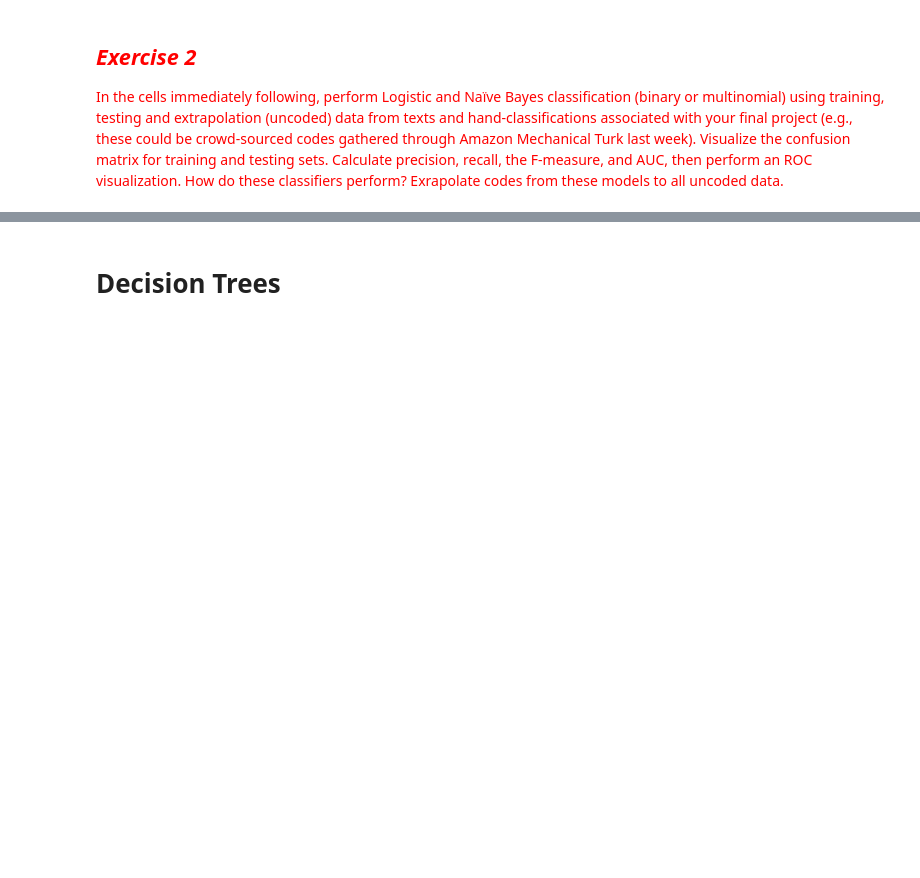
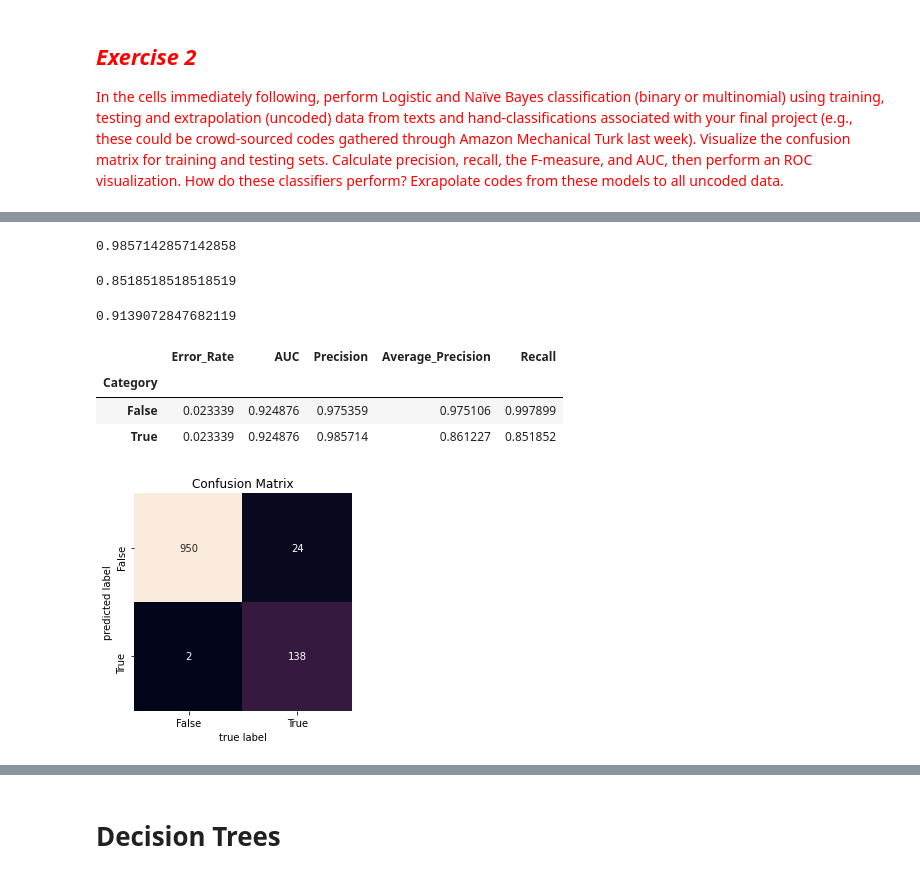
Before and after one commit to Raychanan/Homework-Notebooks, a Jupyter notebook: week-4/4-Classification-Copy1.ipynb, the cells around one changed output, grey strips where cells are left out. Saved outputs shown, nothing was run; the diff lists cells and outputs as text; code cells hidden in the pictures; blank space fills up the shorter version.

```diff
--- a/week-4/4-Classification-Copy1.ipynb
+++ b/week-4/4-Classification-Copy1.ipynb
@@ -763,0 +1417,3 @@ lucem_illud.plotregions(MultinomialNB_ng, test_ng_df)
+# %%
+# Why not choose the first 10 pricipal components as our covariates?
+train_data_df['pca_reduced_10'] = train_data_df['pca'].apply(lambda x: x[:10])
@@ -763,0 +1478,3 @@ lucem_illud.plotregions(MultinomialNB_ng, test_ng_df)
+# %%
+naiveBayes = sklearn.naive_bayes.BernoulliNB()
+naiveBayes.fit(np.stack(train_data_df['vect'], axis=0), train_data_df['category'])
@@ -763,0 +1502,3 @@ lucem_illud.plotregions(MultinomialNB_ng, test_ng_df)
+# %%
+test_data_df['nb_predict'] = naiveBayes.predict(np.stack(test_data_df['vect'], axis=0))
+test_data_df['nb_predict_prob_true'] = naiveBayes.predict_proba(np.stack(test_data_df['vect'], axis=0))[:,0] #other is prop false
@@ -763,0 +1510,27 @@ lucem_illud.plotregions(MultinomialNB_ng, test_ng_df)
+# %%
+# Precision
+sklearn.metrics.precision_score(test_data_df['category'], test_data_df['nb_predict'])
+# %% [output]
+0.9857142857142858
+# %%
+# Recall
+sklearn.metrics.recall_score(test_data_df['category'], test_data_df['nb_predict'])
+# %% [output]
+0.8518518518518519
+# %%
+# F1-measure
+sklearn.metrics.f1_score(test_data_df['category'], test_data_df['nb_predict'])
+# %% [output]
+0.9139072847682119
+# %%
+# Confusion Matrix
+lucem_illud.metrics.evaluateClassifier(naiveBayes, test_data_df)
+# %% [output]
+|  | Error_Rate | AUC | Precision | Average_Precision | Recall |
+| Category |  |  |  |  |  |
+| False | 0.023339 | 0.924876 | 0.975359 | 0.975106 | 0.997899 |
+| True | 0.023339 | 0.924876 | 0.985714 | 0.861227 | 0.851852 |
+# %%
+lucem_illud.plotConfusionMatrix(naiveBayes, test_data_df)
+# %% [output]
+[figure, added]
```
Also changed, not shown: parts of 217 cells of this notebook, 7 other files.
